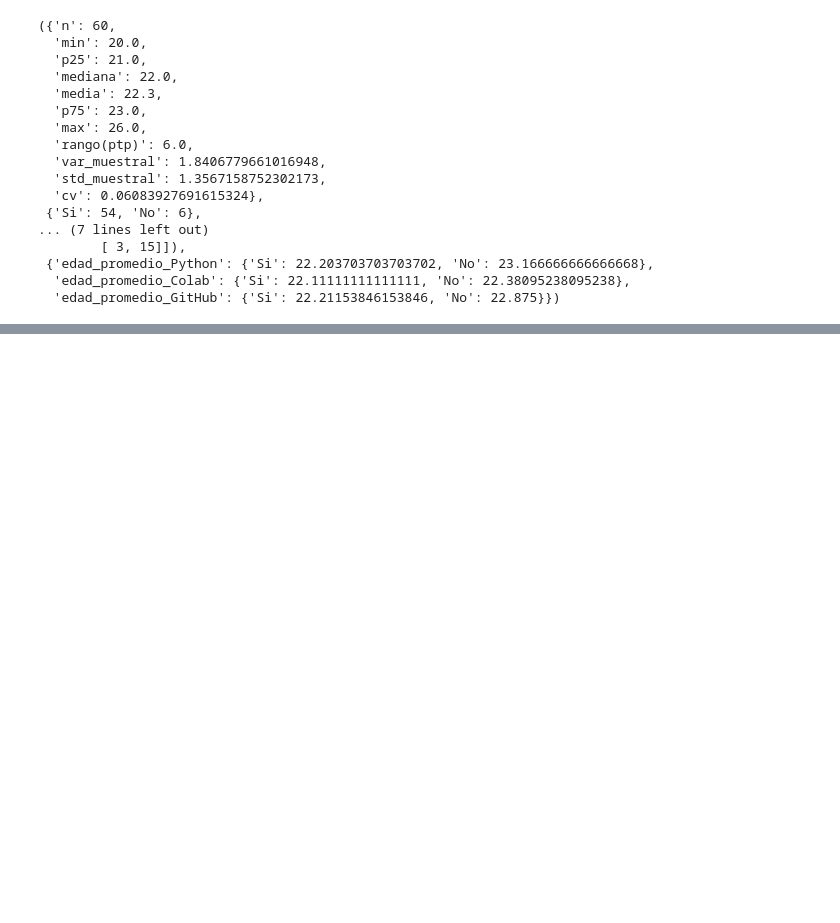
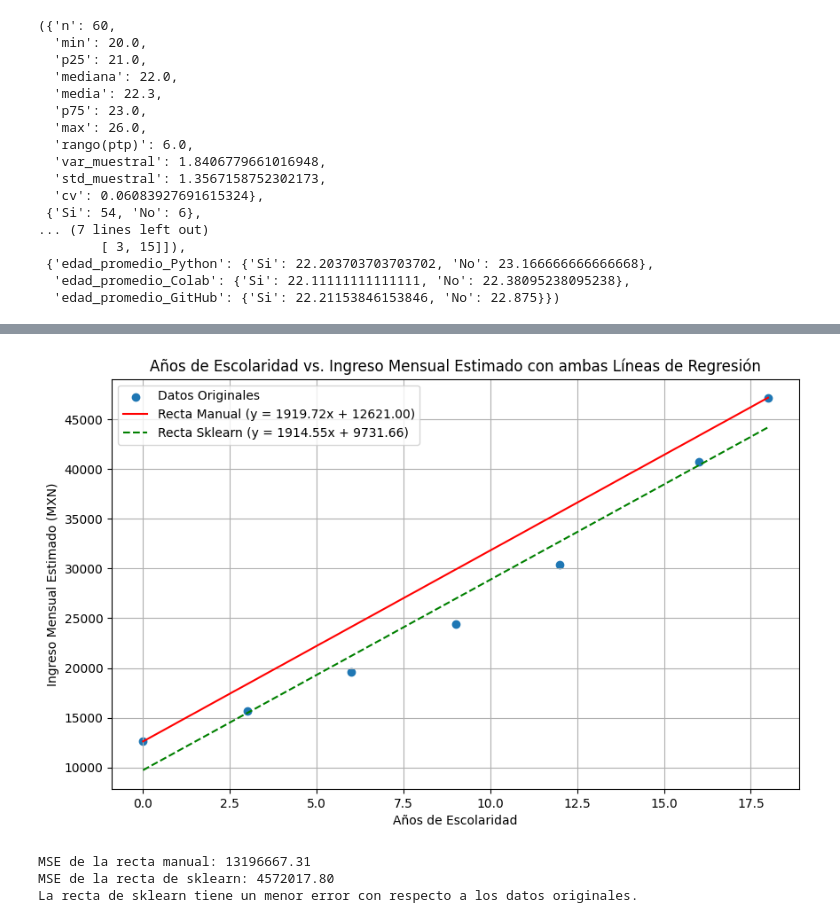
Before and after one commit to andreupslpornelas/MineriaDeDatos, a Jupyter notebook: Mineria_de_datos.ipynb, the cells around one changed output, grey strips where cells are left out. Cells and saved outputs as stored; diff of their text form; code cells hidden in the pictures; blank space fills up the shorter version.

```diff
--- a/Mineria_de_datos.ipynb
+++ b/Mineria_de_datos.ipynb
@@ -374,0 +674,6 @@ summary_age, freq_python, freq_colab, freq_gh, tab_py_colab, tab_py_gh, tab_cola
+# %%
+# Cambia la forma de anios_escolaridad a 2D array como es requerido por sklearn
+X = anios_escolaridad.reshape(-1, 1)
+y = ingreso_mensual_estimado_mx
+
+X
@@ -374,0 +688,36 @@ summary_age, freq_python, freq_colab, freq_gh, tab_py_colab, tab_py_gh, tab_cola
+# %%
+# Calcular los valores predichos con el modelo de sklearn
+y_pred_sklearn = model.predict(X)
+
+# Graficar los datos originales y ambas líneas de regresión
+plt.figure(figsize=(10, 6))
+plt.scatter(anios_escolaridad, ingreso_mensual_estimado_mx, label='Datos Originales')
+plt.plot(anios_escolaridad, linea_ingreso_estimado_new_plot, color='red',
+         label=f'Recta Manual (y = {m:.2f}x + {b:.2f})')
+plt.plot(anios_escolaridad, y_pred_sklearn, color='green', linestyle='--',
+         label=f'Recta Sklearn (y = {m_sklearn:.2f}x + {b_sklearn:.2f})')
+plt.title('Años de Escolaridad vs. Ingreso Mensual Estimado con ambas Líneas de Regresión')
+plt.xlabel('Años de Escolaridad')
+plt.ylabel('Ingreso Mensual Estimado (MXN)')
+plt.grid(True)
+plt.legend()
+plt.show()
+# %% [output]
+[figure, added]
+# %%
+# Calcular el MSE del modelo de sklearn
+from sklearn.metrics import mean_squared_error
+
+mse_sklearn = mean_squared_error(y, y_pred_sklearn)
+
+print(f"MSE de la recta manual: {mse:.2f}")
+print(f"MSE de la recta de sklearn: {mse_sklearn:.2f}")
+
+if mse_sklearn < mse:
+    print("La recta de sklearn tiene un menor error con respecto a los datos originales.")
+else:
+    print("La recta manual tiene un menor error con respecto a los datos originales.")
+# %% [output]
+MSE de la recta manual: 13196667.31
+MSE de la recta de sklearn: 4572017.80
+La recta de sklearn tiene un menor error con respecto a los datos originales.
```
Also changed, not shown: parts of 19 cells of this notebook.
